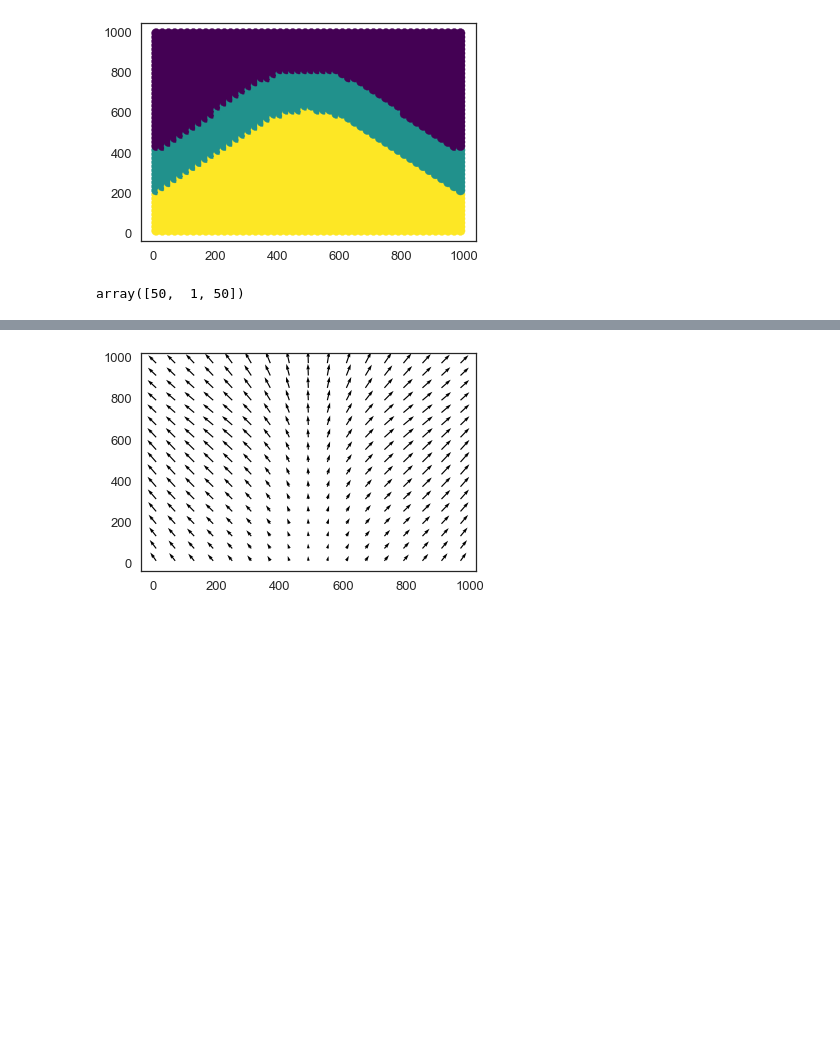
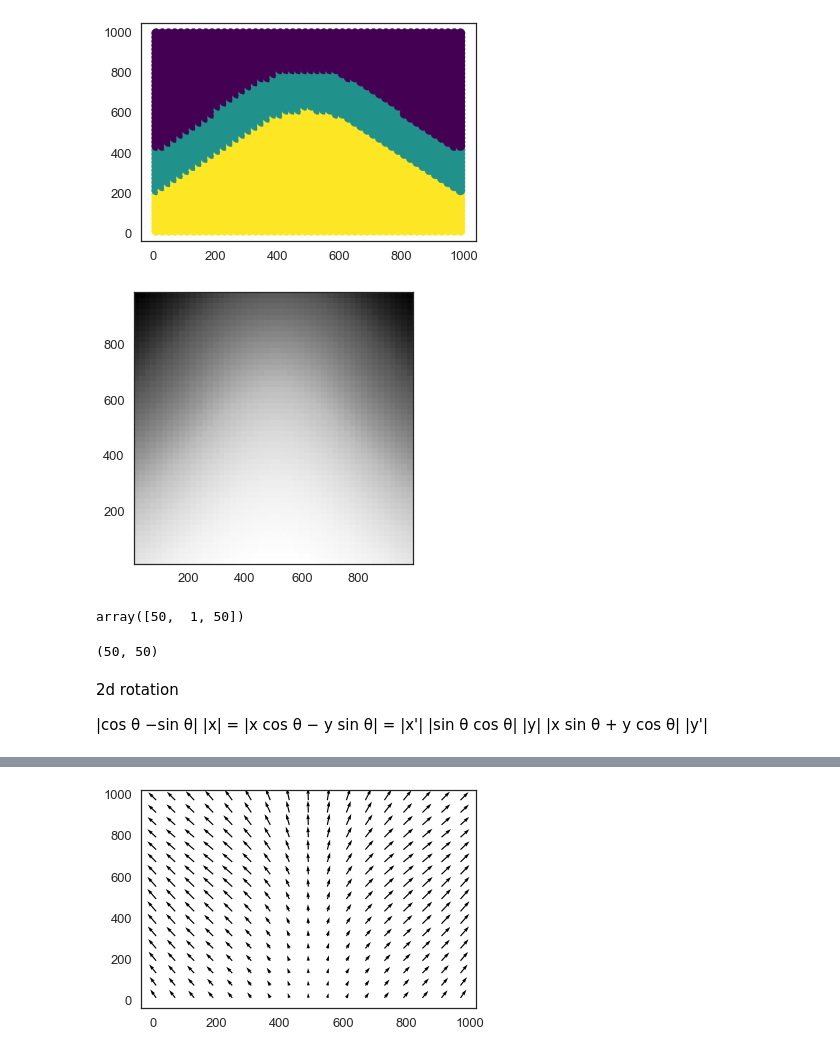
Before and after one commit to rubensdmp/gempy, a Jupyter notebook: notebooks/experimental/kriging_examples/Distances tests.ipynb, the cells around one changed output, grey strips where cells are left out. Drawn from its saved outputs; the diff is of its cells as text; code cells hidden in the pictures; blank space fills up the shorter version.

```diff
--- a/notebooks/experimental/kriging_examples/Distances tests.ipynb
+++ b/notebooks/experimental/kriging_examples/Distances tests.ipynb
@@ -90,9 +90,24 @@ X, Y = np.meshgrid(x, y)
 
 zs = sol.scalar_field_matrix
 Z = zs.reshape(X.shape)
+# %%
+fig = plt.figure(figsize=(5,5))
+plt.pcolor(Y, X, Z)
+plt.show()
+# %% [output]
+[figure, added]
 # %%
 sol.grid.regular_grid.resolution
 # %% [output]
 array([50,  1, 50])
 # %%
 gx, gy = np.gradient(Z,1,1)
+# %%
+gx.shape
+# %% [output]
+(50, 50)
+# %% [markdown]
+2d rotation
+
+|cos θ   −sin θ| |x| = |x cos θ − y sin θ| = |x'|
+|sin θ    cos θ| |y|   |x sin θ + y cos θ|   |y'|
```
Also changed, not shown: parts of 6 cells of this notebook.
